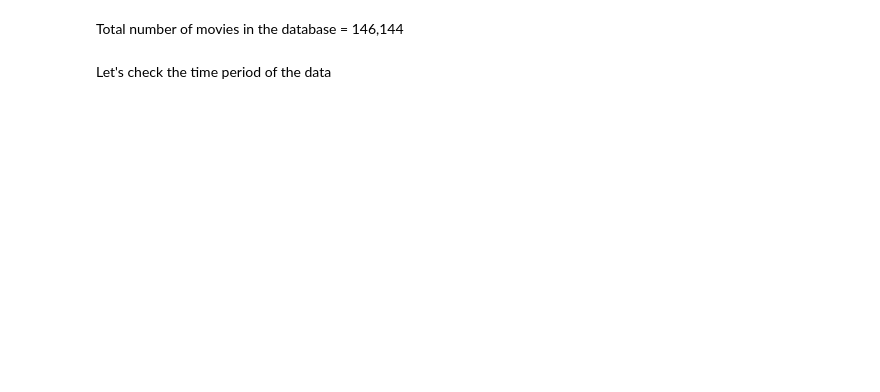
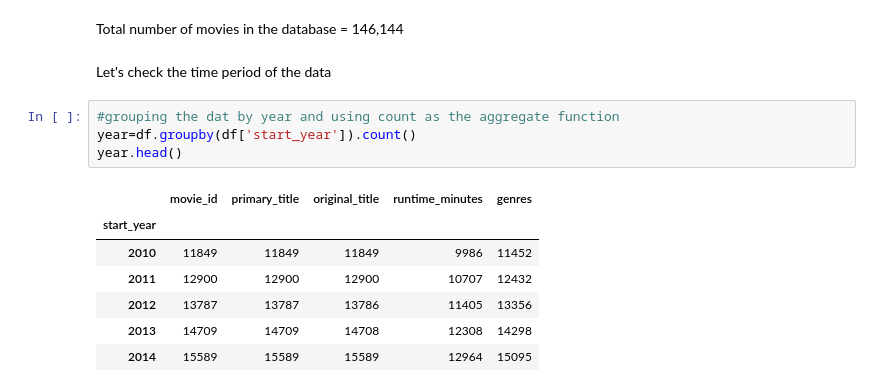
Before and after one commit to rahulakrish/movie_studio_recommendation, a Jupyter notebook: notebook.ipynb, the cells around one changed output. Drawn from its saved outputs; the diff is of its cells as text; blank space fills up the shorter version.

```diff
--- a/notebook.ipynb
+++ b/notebook.ipynb
@@ -228,3 +217,15 @@ memory usage: 6.7+ MB
 Total number of movies in the database = 146,144
 # %% [markdown]
 Let's check the time period of the data
+# %%
+#grouping the dat by year and using count as the aggregate function
+year=df.groupby(df['start_year']).count()
+year.head()
+# %% [output]
+|  | movie_id | primary_title | original_title | runtime_minutes | genres |
+| start_year |  |  |  |  |  |
+| 2010 | 11849 | 11849 | 11849 | 9986 | 11452 |
+| 2011 | 12900 | 12900 | 12900 | 10707 | 12432 |
+| 2012 | 13787 | 13787 | 13786 | 11405 | 13356 |
+| 2013 | 14709 | 14709 | 14708 | 12308 | 14298 |
+| 2014 | 15589 | 15589 | 15589 | 12964 | 15095 |
```
Also changed, not shown: parts of 13 cells of this notebook.
